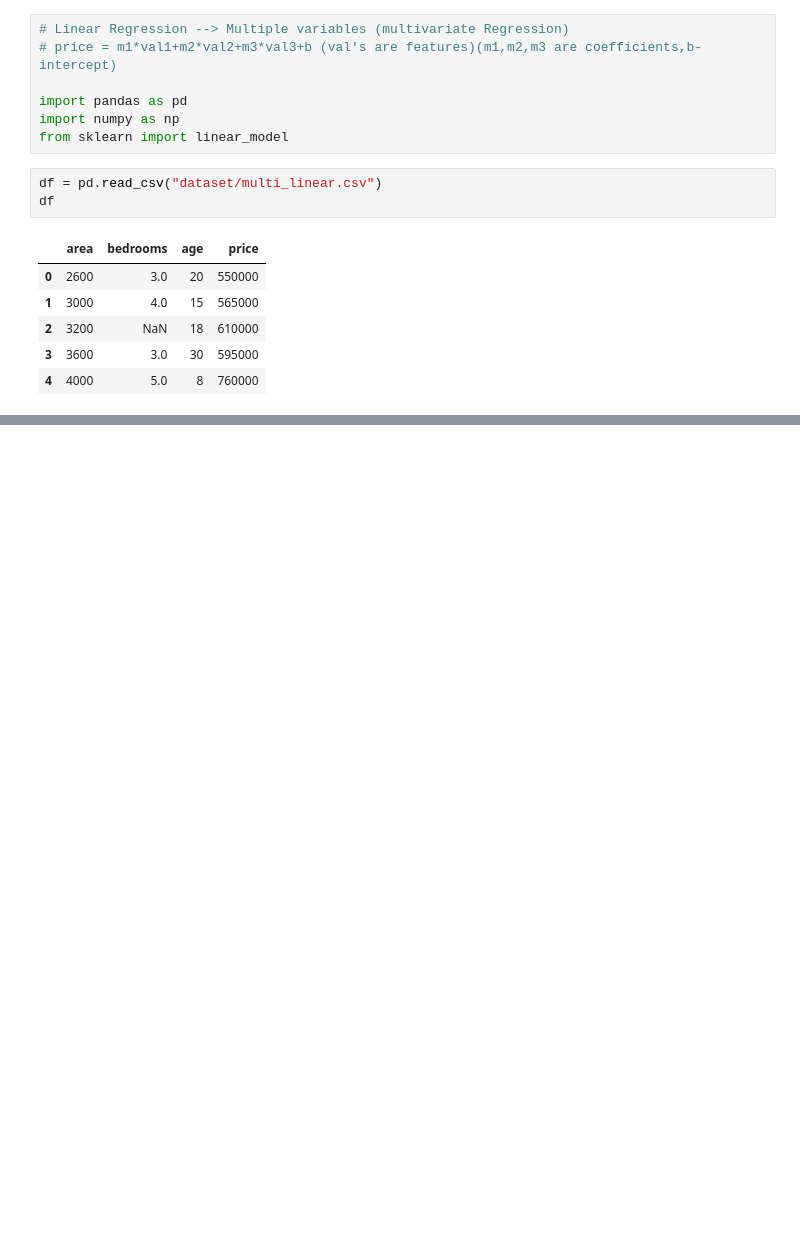
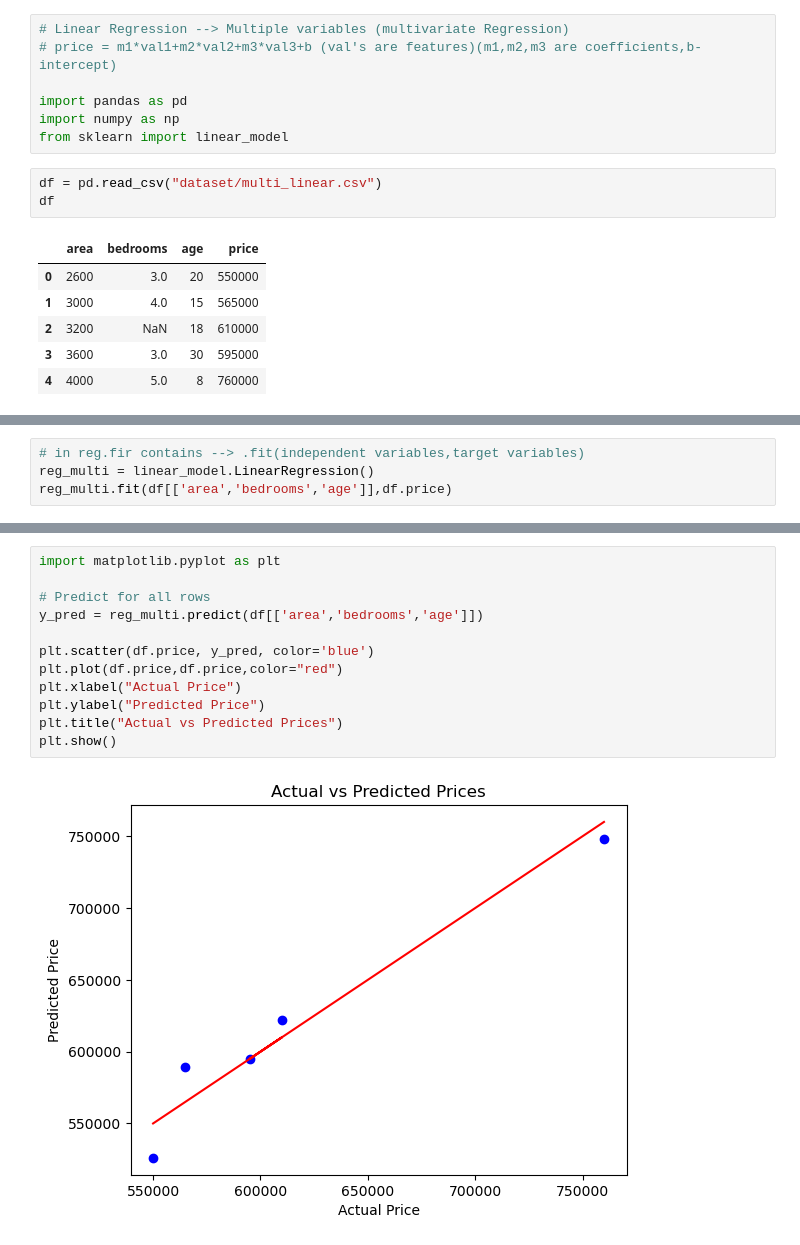
Before and after one commit to poojashelke8/Data_Science, a Jupyter notebook: Data_practice/ML_concepts/linear_regression.ipynb, the cells around one changed output, grey strips where cells are left out. Cells and saved outputs as stored; diff of their text form; blank space fills up the shorter version.

```diff
--- a/Data_practice/ML_concepts/linear_regression.ipynb
+++ b/Data_practice/ML_concepts/linear_regression.ipynb
@@ -100,3 +98,7 @@ df
 | 2 | 3200 | 3.0 | 18 | 610000 |
 | 3 | 3600 | 3.0 | 30 | 595000 |
 | 4 | 4000 | 5.0 | 8 | 760000 |
+# %%
+# in reg.fir contains --> .fit(independent variables,target variables)
+reg_multi = linear_model.LinearRegression()
+reg_multi.fit(df[['area','bedrooms','age']],df.price)
@@ -102,0 +115,14 @@ df
+# %%
+import matplotlib.pyplot as plt
+
+# Predict for all rows
+y_pred = reg_multi.predict(df[['area','bedrooms','age']])
+
+plt.scatter(df.price, y_pred, color='blue')
+plt.plot(df.price,df.price,color="red")
+plt.xlabel("Actual Price")
+plt.ylabel("Predicted Price")
+plt.title("Actual vs Predicted Prices")
+plt.show()
+# %% [output]
+[figure, added]
```
Also changed, not shown: parts of 4 cells of this notebook, 4 other files.
